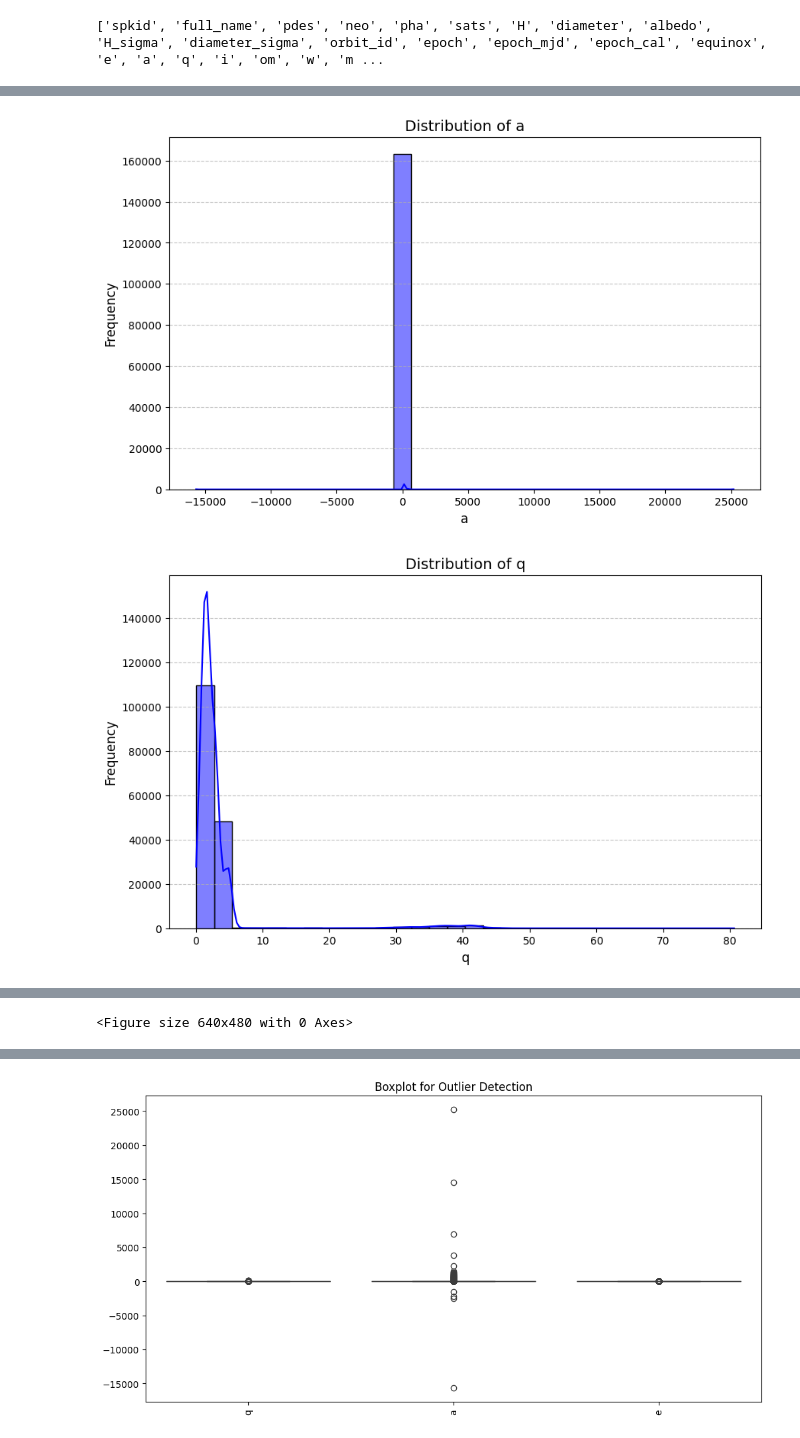
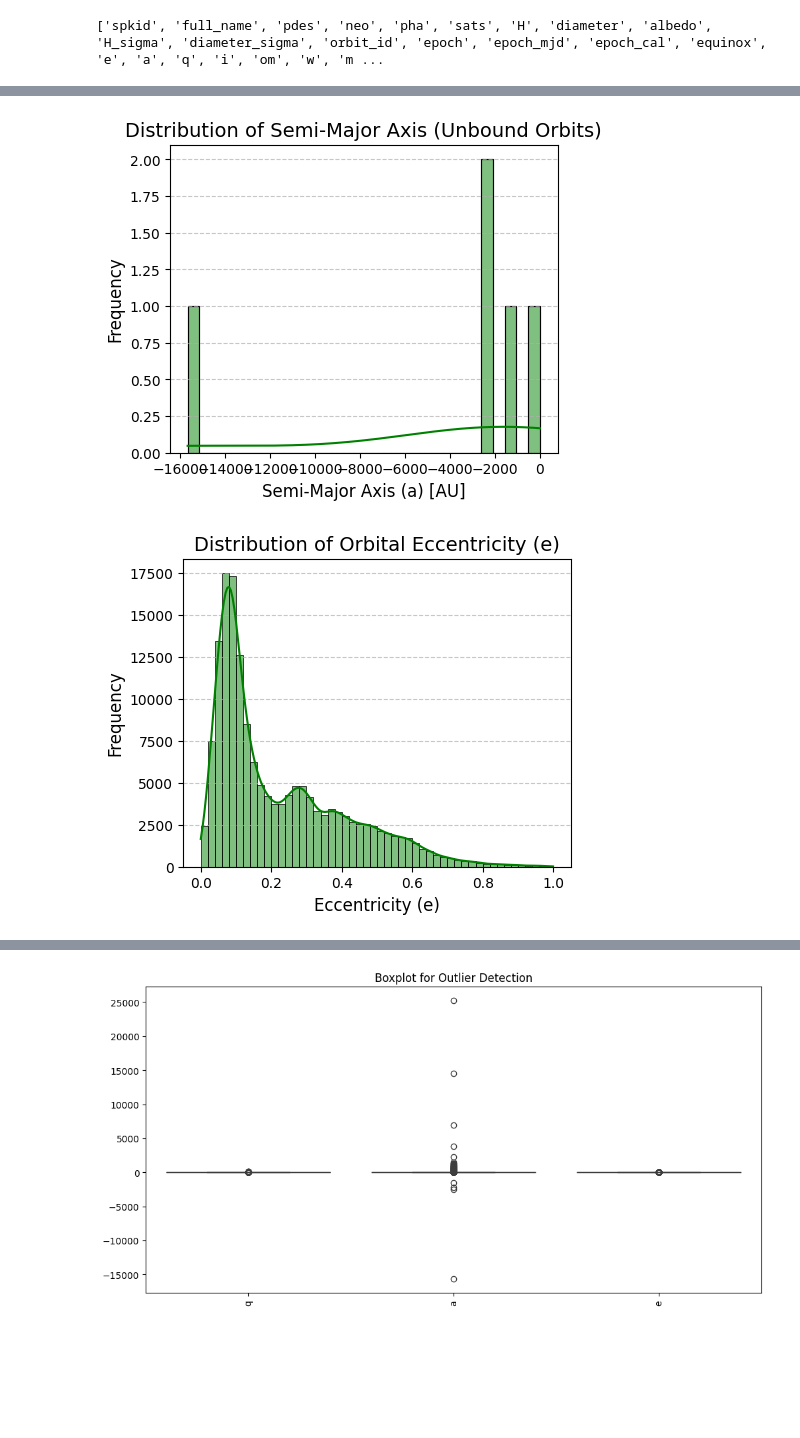
Before and after one commit to MayurSoni2003/Asteroids-Machine-Learning-Analysis, a Jupyter notebook: PHA.ipynb, the cells around one changed output, grey strips where cells are left out. Cells and saved outputs as stored; diff of their text form; code cells hidden in the pictures; blank space fills up the shorter version.

Commit message:
PHA: Updated EDA charts for better visualization

```diff
--- a/PHA.ipynb
+++ b/PHA.ipynb
@@ -249,20 +278,29 @@ summary_stats
+# %%
+df_unbound = df[df['a'] < 0]
+
+plt.figure(figsize=(5, 4))
+sns.histplot(df_unbound['a'], bins=30, kde=True, color='green')
+plt.title("Distribution of Semi-Major Axis (Unbound Orbits)", fontsize=14)
+plt.xlabel("Semi-Major Axis (a) [AU]", fontsize=12)
+plt.ylabel("Frequency", fontsize=12)
+plt.grid(axis='y', linestyle='--', alpha=0.7)
+plt.show()
+# %% [output]
+[figure, added]
 # %%
 import matplotlib.pyplot as plt
 import seaborn as sns
 
-key_features = ["a", "q", "H", "e", "i", "diameter", "albedo", "moid", "n_obs_used", "data_arc"]
+# Filter values between 0 and 1
+df_cleaned_e = df[(df['e'] >= 0) & (df['e'] <= 1)]
 
-for feature in key_features:
-    plt.figure(figsize=(10, 6))
-    sns.histplot(df[feature], bins=30, kde=True, color='blue')
-    plt.title(f"Distribution of {feature}", fontsize=14)
-    plt.xlabel(feature, fontsize=12)
-    plt.ylabel("Frequency", fontsize=12)
-    plt.grid(axis='y', linestyle='--', alpha=0.7)
-    plt.show()
-
-plt.suptitle("Feature Distributions", fontsize=14)
+# Plotting the histogram
+plt.figure(figsize=(5, 4))
+sns.histplot(df_cleaned_e['e'], bins=50, kde=True, color='green')  # More bins for detail
+plt.title("Distribution of Orbital Eccentricity (e)", fontsize=14)
+plt.xlabel("Eccentricity (e)", fontsize=12)
+plt.ylabel("Frequency", fontsize=12)
+plt.grid(axis='y', linestyle='--', alpha=0.7)
 plt.show()
 # %% [output]
-[figure, old version]
+[figure, new version]
-[figure, removed]
@@ -277 +306,0 @@ plt.show()
-<Figure size 640x480 with 0 Axes>
```
Also changed, not shown: parts of 15 cells of this notebook.
